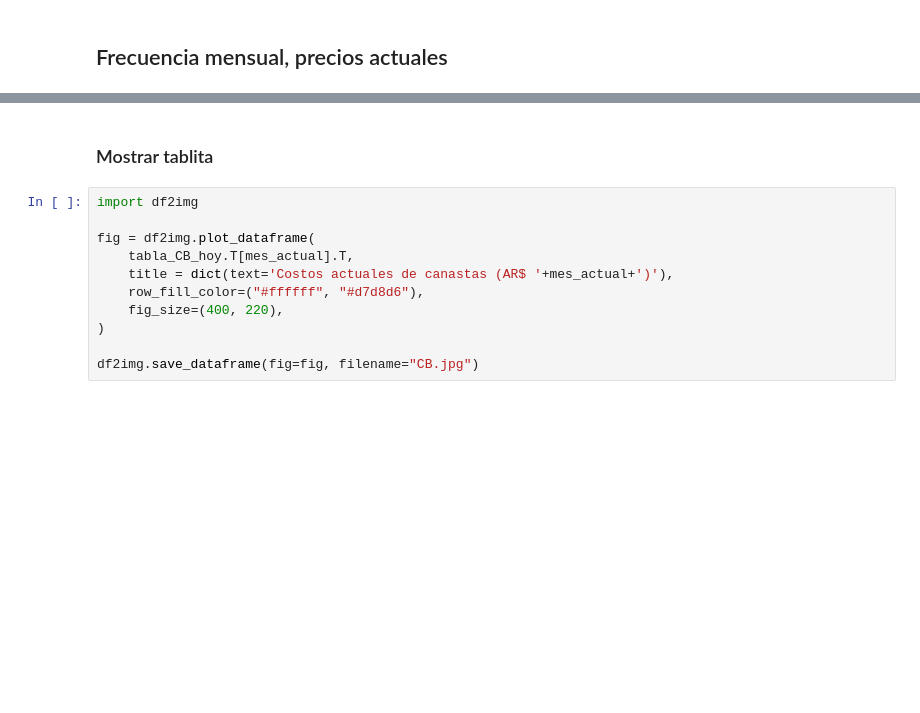
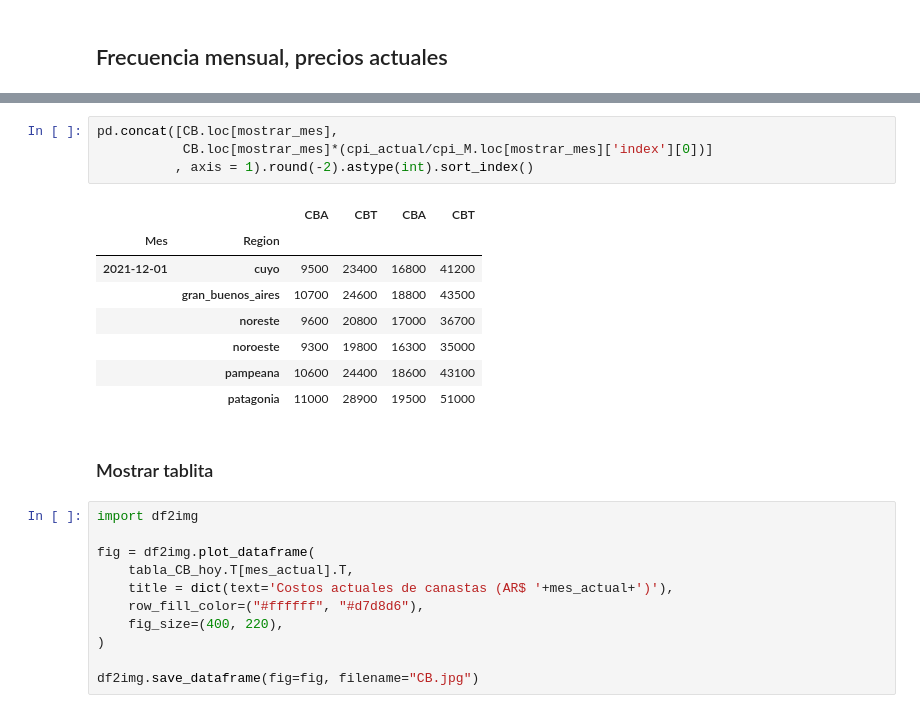
Before and after one commit to matuteiglesias/canastasINDEC, a Jupyter notebook: Computar Canastas.ipynb, the cells around one changed output, grey strips where cells are left out. Cells and saved outputs as stored; diff of their text form; blank space fills up the shorter version.

```diff
--- a/Computar Canastas.ipynb
+++ b/Computar Canastas.ipynb
@@ -123,3 +143,16 @@ CB_hoy.to_csv('./data/CB_Reg_defl_m.csv', index = False)
+# %%
+pd.concat([CB.loc[mostrar_mes],
+           CB.loc[mostrar_mes]*(cpi_actual/cpi_M.loc[mostrar_mes]['index'][0])]
+          , axis = 1).round(-2).astype(int).sort_index()
+# %% [output]
+|  |  | CBA | CBT | CBA | CBT |
+| Mes | Region |  |  |  |  |
+| 2021-12-01 | cuyo | 9500 | 23400 | 16800 | 41200 |
+|  | gran_buenos_aires | 10700 | 24600 | 18800 | 43500 |
+|  | noreste | 9600 | 20800 | 17000 | 36700 |
+|  | noroeste | 9300 | 19800 | 16300 | 35000 |
+|  | pampeana | 10600 | 24400 | 18600 | 43100 |
+|  | patagonia | 11000 | 28900 | 19500 | 51000 |
 # %% [markdown]
 ### Mostrar tablita
 # %%
```
Also changed, not shown: parts of 6 cells of this notebook, 1 other file.
